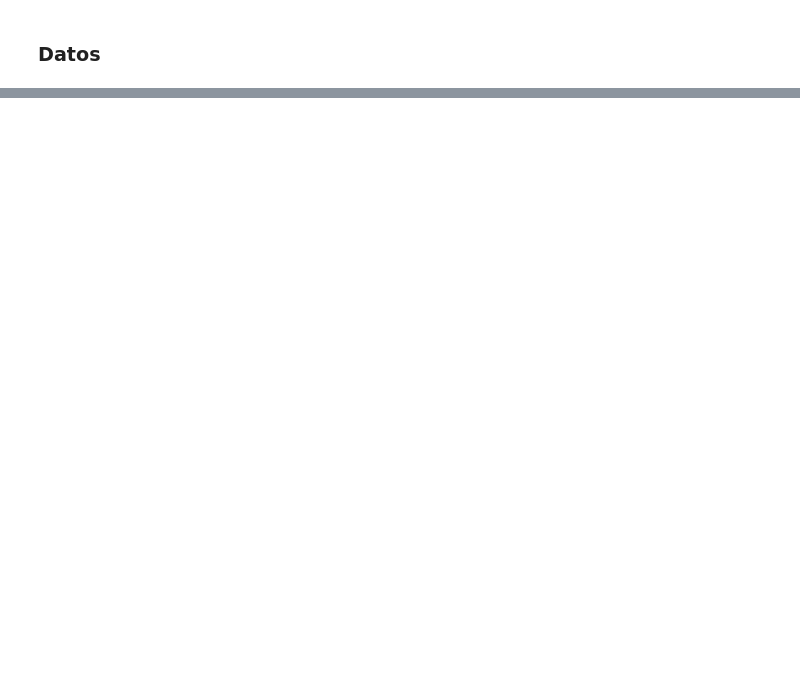
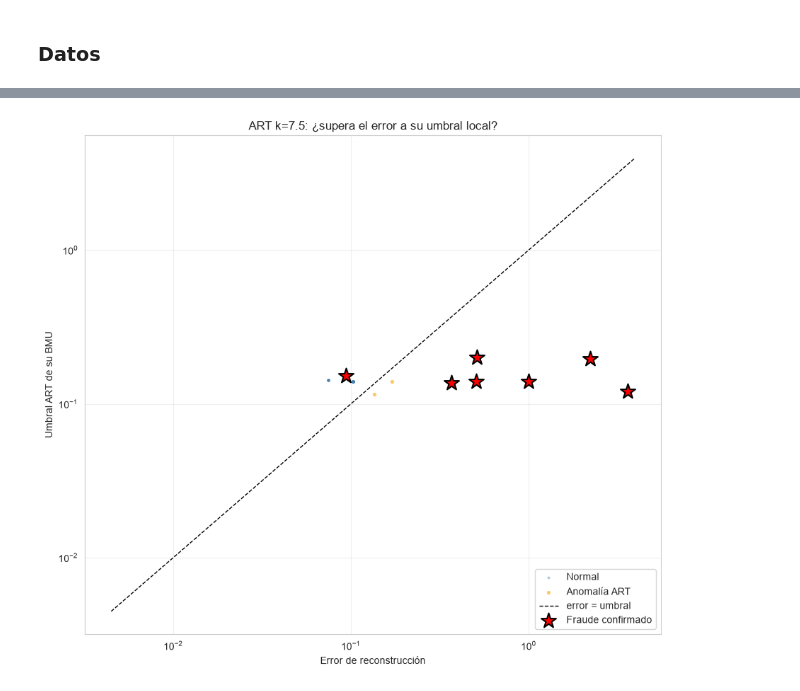
Before and after one commit to pabloosmo/tfm, a Jupyter notebook: tfm_notebook.ipynb, the cells around one changed output, grey strips where cells are left out. Cells and saved outputs as stored; diff of their text form; code cells hidden in the pictures; blank space fills up the shorter version.

```diff
--- a/tfm_notebook.ipynb
+++ b/tfm_notebook.ipynb
@@ -2859,0 +3379,43 @@ print(X_train_rbm_scaled.shape, X_som_scaled_subset.shape)
+# %%
+# Para 5M no pintes todos — muestrea + incluye SIEMPRE los positivos
+np.random.seed(42)
+n_plot = 20_000
+idx_plot = np.random.choice(n_total, n_plot, replace=False)
+idx_plot = np.unique(np.concatenate([idx_plot, pos_indices]))
+
+err_plot   = errors_full[idx_plot]
+th_plot    = ths_full[idx_plot]
+det_plot   = preds_full[idx_plot]
+is_fraud   = np.isin(idx_plot, pos_indices)
+
+fig, ax = plt.subplots(figsize=(9, 8))
+
+# Puntos: verdes=normal, rojos=anomalía ART
+ax.scatter(err_plot[~det_plot & ~is_fraud.astype(bool)],
+           th_plot[~det_plot & ~is_fraud.astype(bool)],
+           s=4, alpha=0.3, c='steelblue', label='Normal')
+ax.scatter(err_plot[(det_plot==1) & ~is_fraud.astype(bool)],
+           th_plot[(det_plot==1) & ~is_fraud.astype(bool)],
+           s=8, alpha=0.5, c='orange', label='Anomalía ART')
+
+# Diagonal: error = umbral
+lim = [min(err_plot.min(), th_plot.min()) * 0.9,
+       max(err_plot.max(), th_plot.max()) * 1.1]
+ax.plot(lim, lim, 'k--', linewidth=1, label='error = umbral')
+
+# Fraudes: estrella negra
+ax.scatter(err_plot[is_fraud], th_plot[is_fraud],
+           s=250, marker='*', c='red', edgecolors='black',
+           linewidths=1.5, zorder=10, label='Fraude confirmado')
+
+ax.set_xlabel('Error de reconstrucción')
+ax.set_ylabel('Umbral ART de su BMU')
+ax.set_xscale('log'); ax.set_yscale('log')
+ax.set_title('ART k=7.5: ¿supera el error a su umbral local?')
+ax.legend(loc='lower right')
+ax.grid(True, alpha=0.3)
+plt.tight_layout()
+plt.savefig('viz2_scatter_error_vs_umbral.png', dpi=300, bbox_inches='tight')
+plt.show()
+# %% [output]
+[figure, added]
```
Also changed, not shown: parts of 49 cells of this notebook.
